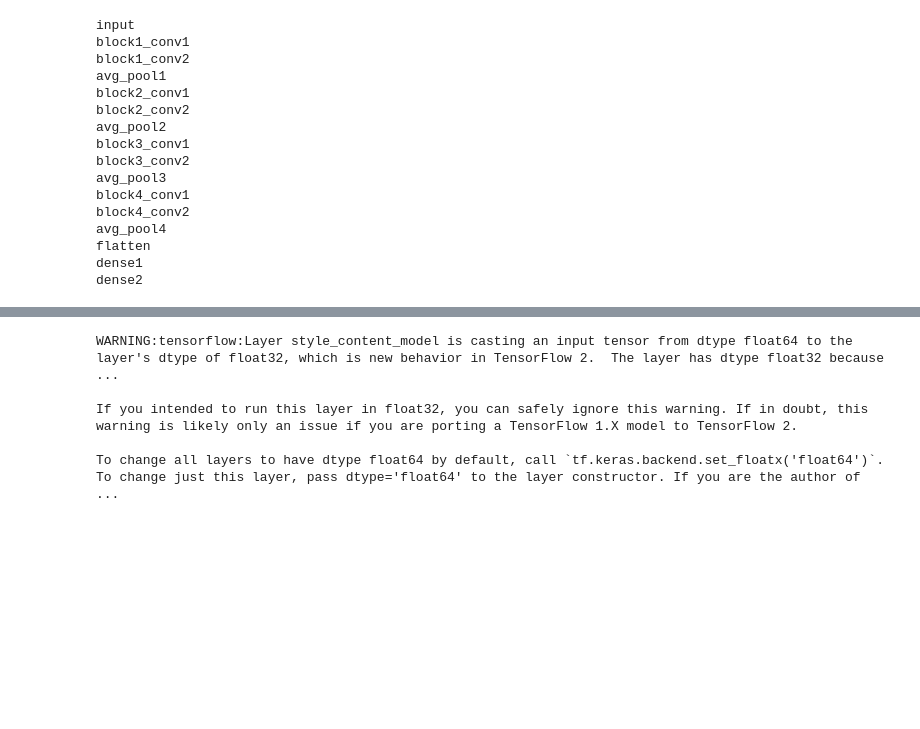
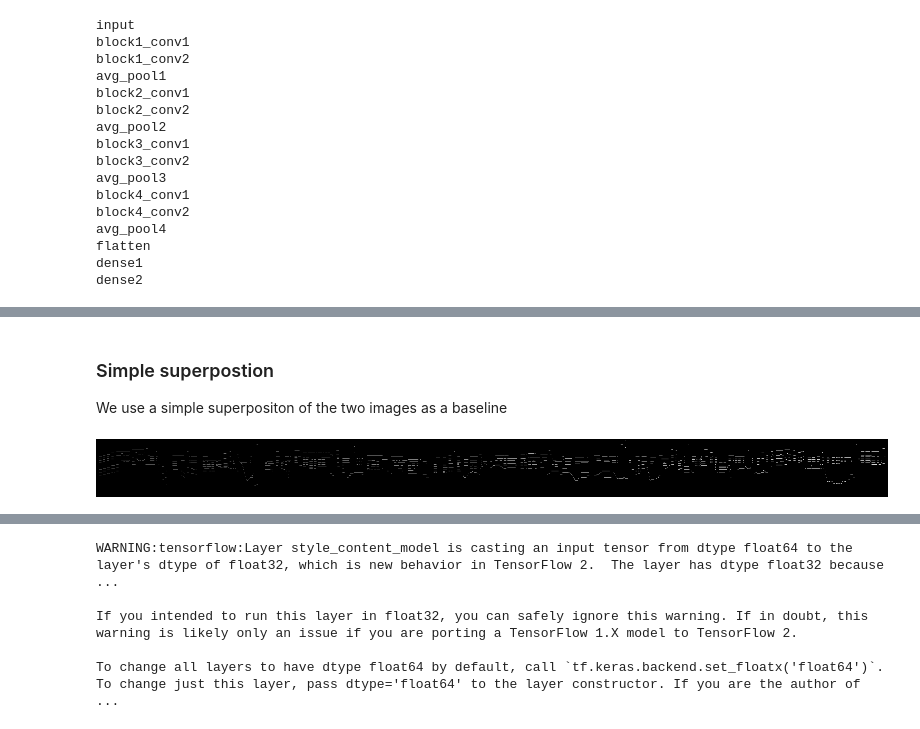
Before and after one commit to yeshwanthv5/musical_chess, a Jupyter notebook: music_style_transfer.ipynb, the cells around one changed output, grey strips where cells are left out. Cells and saved outputs as stored; diff of their text form; code cells hidden in the pictures; blank space fills up the shorter version.

```diff
--- a/music_style_transfer.ipynb
+++ b/music_style_transfer.ipynb
@@ -232,3 +271,14 @@ style_image.shape
+# %% [markdown]
+### Simple superpostion
+
+We use a simple superpositon of the two images as a baseline
+# %%
+comb_image = style_image*content_image
+# plt.imshow(comb_image[0, ..., 0], cmap='gray')
+# plt.show()
+tensor_to_image(comb_image[0, ...])
+# %% [output]
+[figure, added]
 # %%
 style_extractor = model_layers(style_layers, model)
 style_outputs = style_extractor(style_image*255)
```
Also changed, not shown: parts of 45 cells of this notebook.
